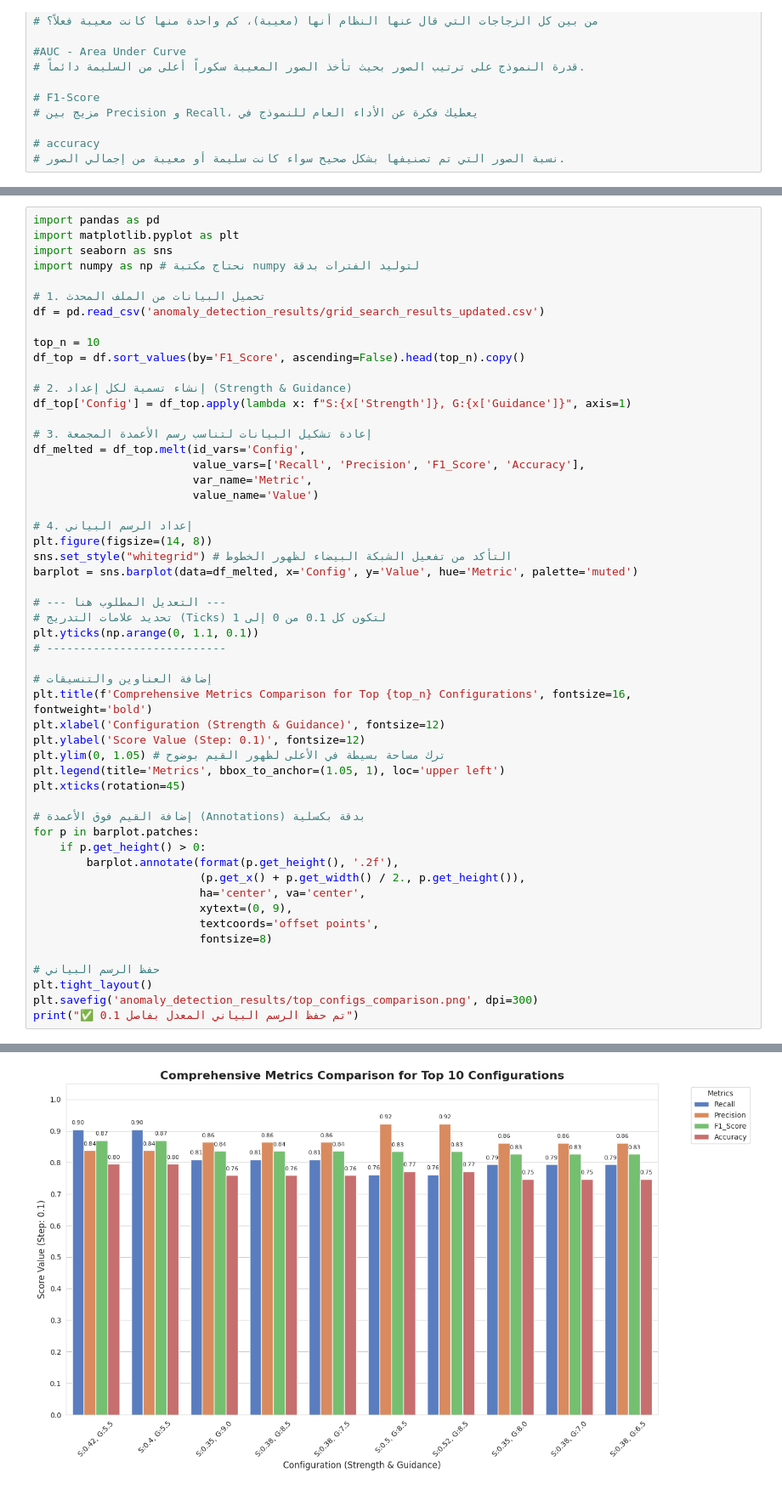
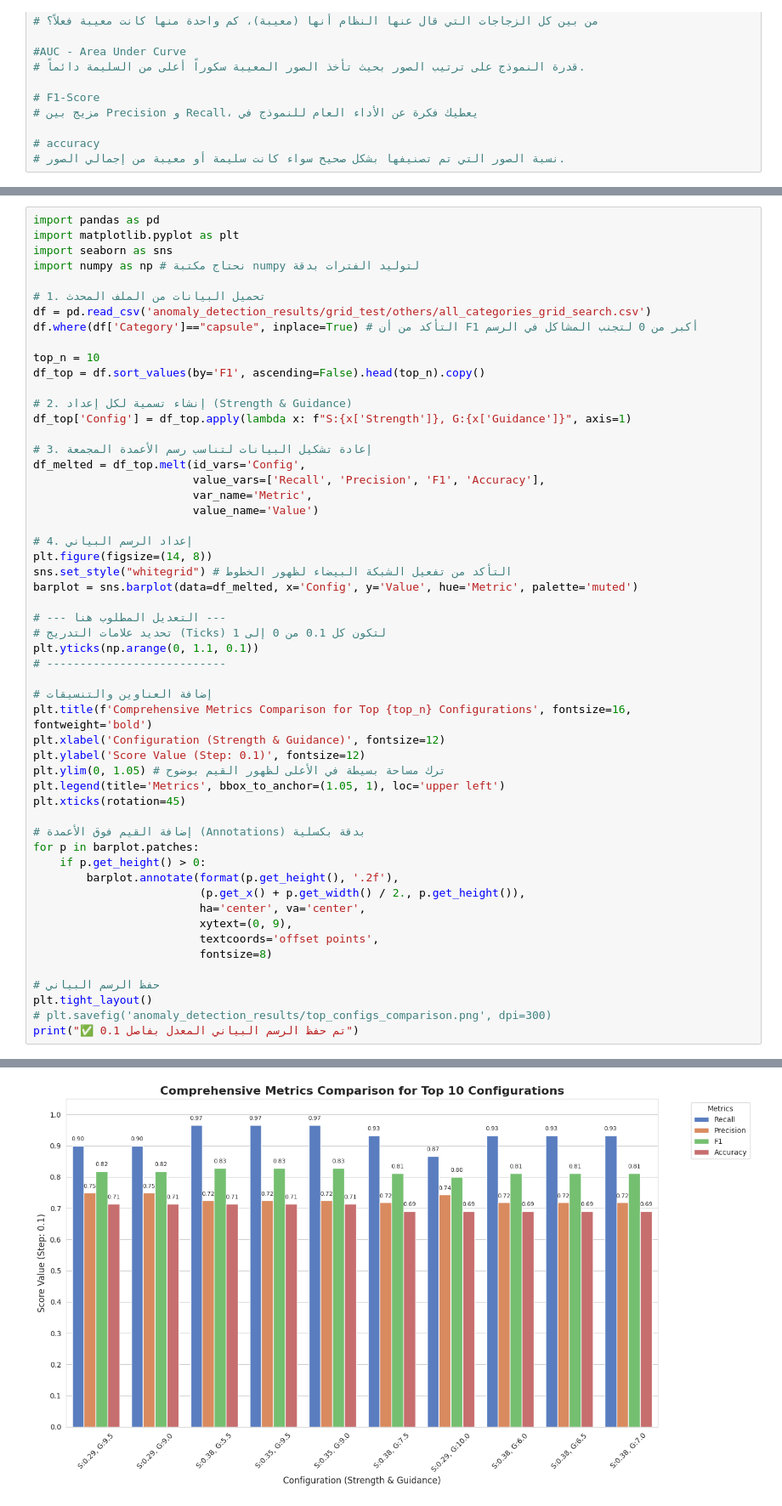
Before and after one commit to BaselCS/visual_anomaly_detection, a Jupyter notebook: plot.ipynb, the cells around one changed output, grey strips where cells are left out. Shown at 85% size. Cells and saved outputs as stored; diff of their text form.

```diff
--- a/plot.ipynb
+++ b/plot.ipynb
@@ -64,17 +88,18 @@ import seaborn as sns
 import numpy as np # نحتاج مكتبة numpy لتوليد الفترات بدقة
 
 # 1. تحميل البيانات من الملف المحدث
-df = pd.read_csv('anomaly_detection_results/grid_search_results_updated.csv')
+df = pd.read_csv('anomaly_detection_results/grid_test/others/all_categories_grid_search.csv')
+df.where(df['Category']=="capsule", inplace=True) # التأكد من أن F1 أكبر من 0 لتجنب المشاكل في الرسم
 
 top_n = 10
-df_top = df.sort_values(by='F1_Score', ascending=False).head(top_n).copy()
+df_top = df.sort_values(by='F1', ascending=False).head(top_n).copy()
 
 # 2. إنشاء تسمية لكل إعداد (Strength & Guidance)
 df_top['Config'] = df_top.apply(lambda x: f"S:{x['Strength']}, G:{x['Guidance']}", axis=1)
 
 # 3. إعادة تشكيل البيانات لتناسب رسم الأعمدة المجمعة
 df_melted = df_top.melt(id_vars='Config',
-                        value_vars=['Recall', 'Precision', 'F1_Score', 'Accuracy'],
+                        value_vars=['Recall', 'Precision', 'F1', 'Accuracy'],
                         var_name='Metric',
                         value_name='Value')
 
@@ -84,32 +109,32 @@ sns.set_style("whitegrid") # التأكد من تفعيل الشبكة البي
 barplot = sns.barplot(data=df_melted, x='Config', y='Value', hue='Metric', palette='muted')
 
 # --- التعديل المطلوب هنا ---
 # تحديد علامات التدريج (Ticks) لتكون كل 0.1 من 0 إلى 1
 plt.yticks(np.arange(0, 1.1, 0.1))
 # ---------------------------
 
 # إضافة العناوين والتنسيقات
 plt.title(f'Comprehensive Metrics Comparison for Top {top_n} Configurations', fontsize=16, fontweight='bold')
 plt.xlabel('Configuration (Strength & Guidance)', fontsize=12)
 plt.ylabel('Score Value (Step: 0.1)', fontsize=12)
 plt.ylim(0, 1.05) # ترك مساحة بسيطة في الأعلى لظهور القيم بوضوح
 plt.legend(title='Metrics', bbox_to_anchor=(1.05, 1), loc='upper left')
 plt.xticks(rotation=45)
 
 # إضافة القيم فوق الأعمدة (Annotations) بدقة بكسلية
 for p in barplot.patches:
     if p.get_height() > 0:
         barplot.annotate(format(p.get_height(), '.2f'),
                          (p.get_x() + p.get_width() / 2., p.get_height()),
                          ha='center', va='center',
                          xytext=(0, 9),
                          textcoords='offset points',
                          fontsize=8)
 
 # حفظ الرسم البياني
 plt.tight_layout()
-plt.savefig('anomaly_detection_results/top_configs_comparison.png', dpi=300)
+# plt.savefig('anomaly_detection_results/top_configs_comparison.png', dpi=300)
 print("✅ تم حفظ الرسم البياني المعدل بفاصل 0.1")
 # %% [output]
 ✅ تم حفظ الرسم البياني المعدل بفاصل 0.1
-[figure, old version]
+[figure, new version]
```
Also changed, not shown: parts of 3 cells of this notebook, 48 other files.
